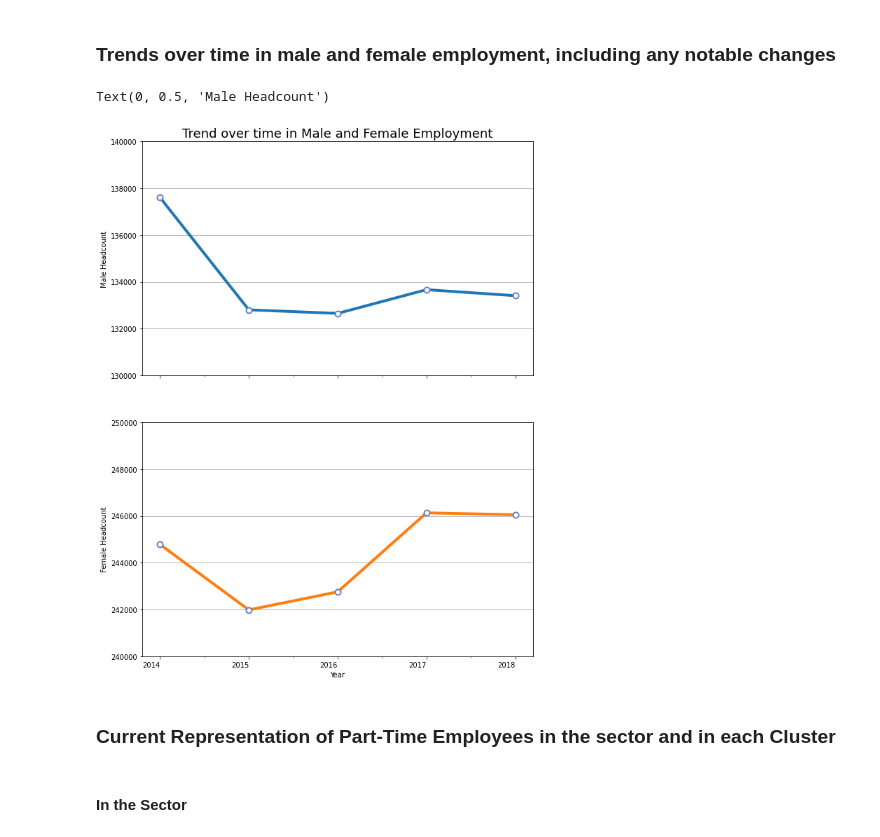
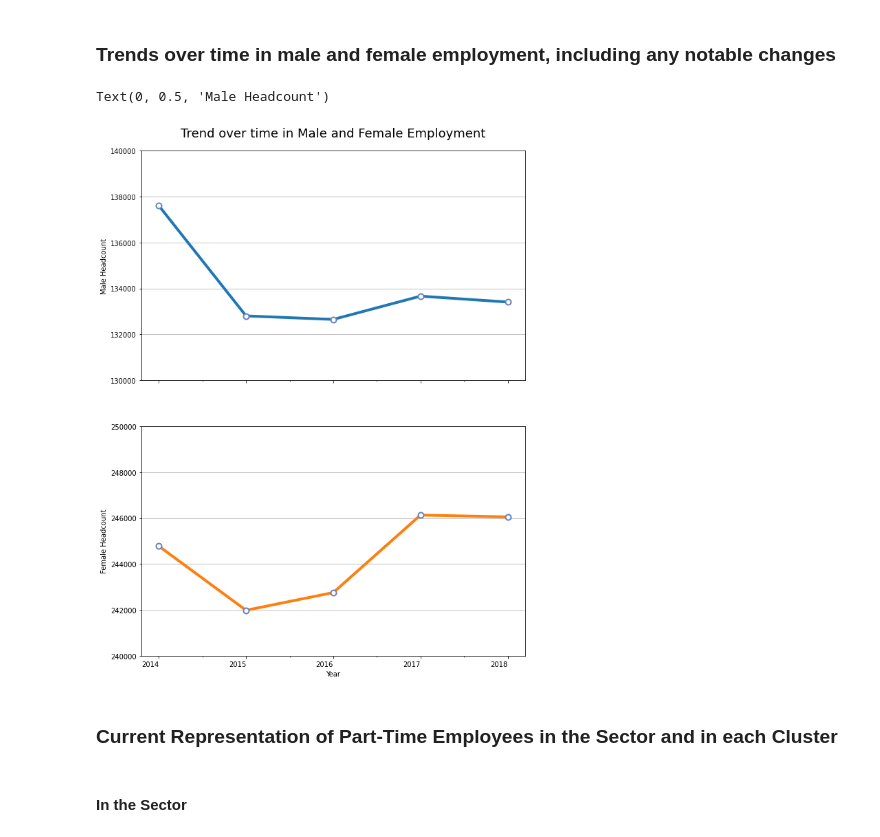
Before and after one commit to reubenbf/virtual-intern-trial, a Jupyter notebook: NSW-Government/NSW_Gov_Data_Analysis.ipynb, the cells around one changed output. Cells and saved outputs as stored; diff of their text form; code cells hidden in the pictures.

```diff
--- a/NSW-Government/NSW_Gov_Data_Analysis.ipynb
+++ b/NSW-Government/NSW_Gov_Data_Analysis.ipynb
@@ -29,5 +35,5 @@ Required Microsoft Excel data file
 # %%
-wf_data = pd.read_excel('data.xlsx', header=[0,1,2], sheet_name='PT & FT Data Table')
+wf_data = pd.read_excel('data_analysis.xlsx', header=[0,1,2], sheet_name='PT & FT Data Table')
 wf_data.rename(columns={'Unnamed: 0_level_0':'','Unnamed: 0_level_1':'','Unnamed: 1_level_0':'','Unnamed: 1_level_1':''}, inplace=True)
 wf_data
 # %% [output]
@@ -67,22 +73,22 @@ wf_total.index.names = ['Year','Employment','Gender']
 # %%
 ax = wf_total.groupby(level=[0,2]).sum().unstack()[[('Total','Male'),('Total','Female')]].plot(subplots=True, figsize=(10,15), linewidth=4, alpha=1, marker='o',
                       markeredgecolor='#6684c1', markerfacecolor='w', markersize=8, markeredgewidth=2,legend=False, rot=0)
 
-ax[0].set_title("Trend over time in Male and Female Employment", fontdict={'size':18})
+ax[0].set_title("Trend over time in Male and Female Employment", fontdict={'size':18}, pad=20)
 
 for a in ax:
   a.yaxis.grid(True)
   a.set_xticks(list(wf_total.index.get_level_values(0).unique()))
 
 ax[1].set_ylim([240000,250000])
 ax[0].set_ylim([130000,140000])
 
 ax[1].set_ylabel("Female Headcount")
 ax[0].set_ylabel("Male Headcount")
 # %% [output]
 Text(0, 0.5, 'Male Headcount')
-[figure, old version]
+[figure, new version]
 # %% [markdown]
-### Current Representation of Part-Time Employees in the sector and in  each Cluster
+### Current Representation of Part-Time Employees in the Sector and in  each Cluster
 # %% [markdown]
 #### In the Sector
```
Also changed, not shown: parts of 13 cells of this notebook.
